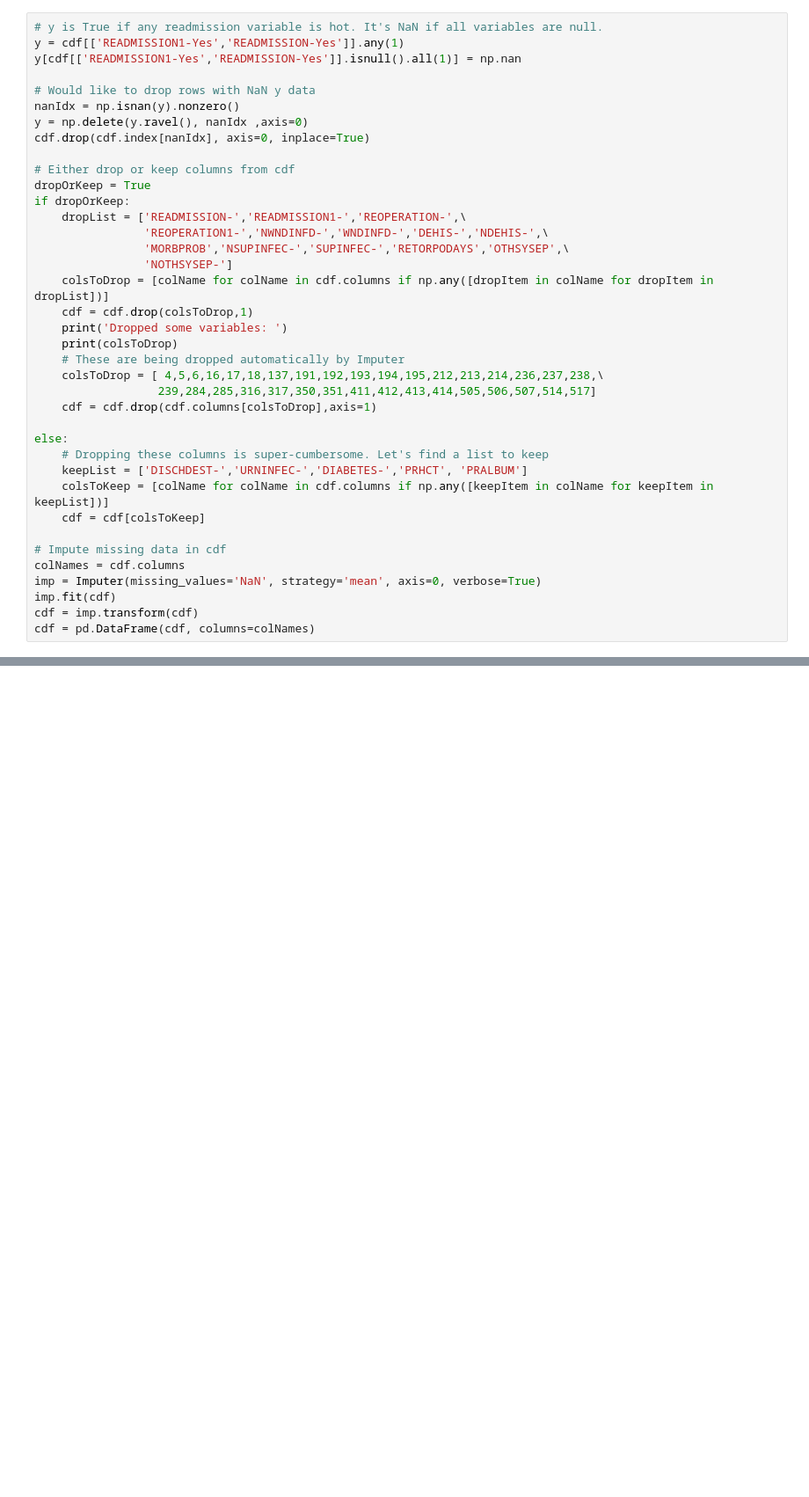
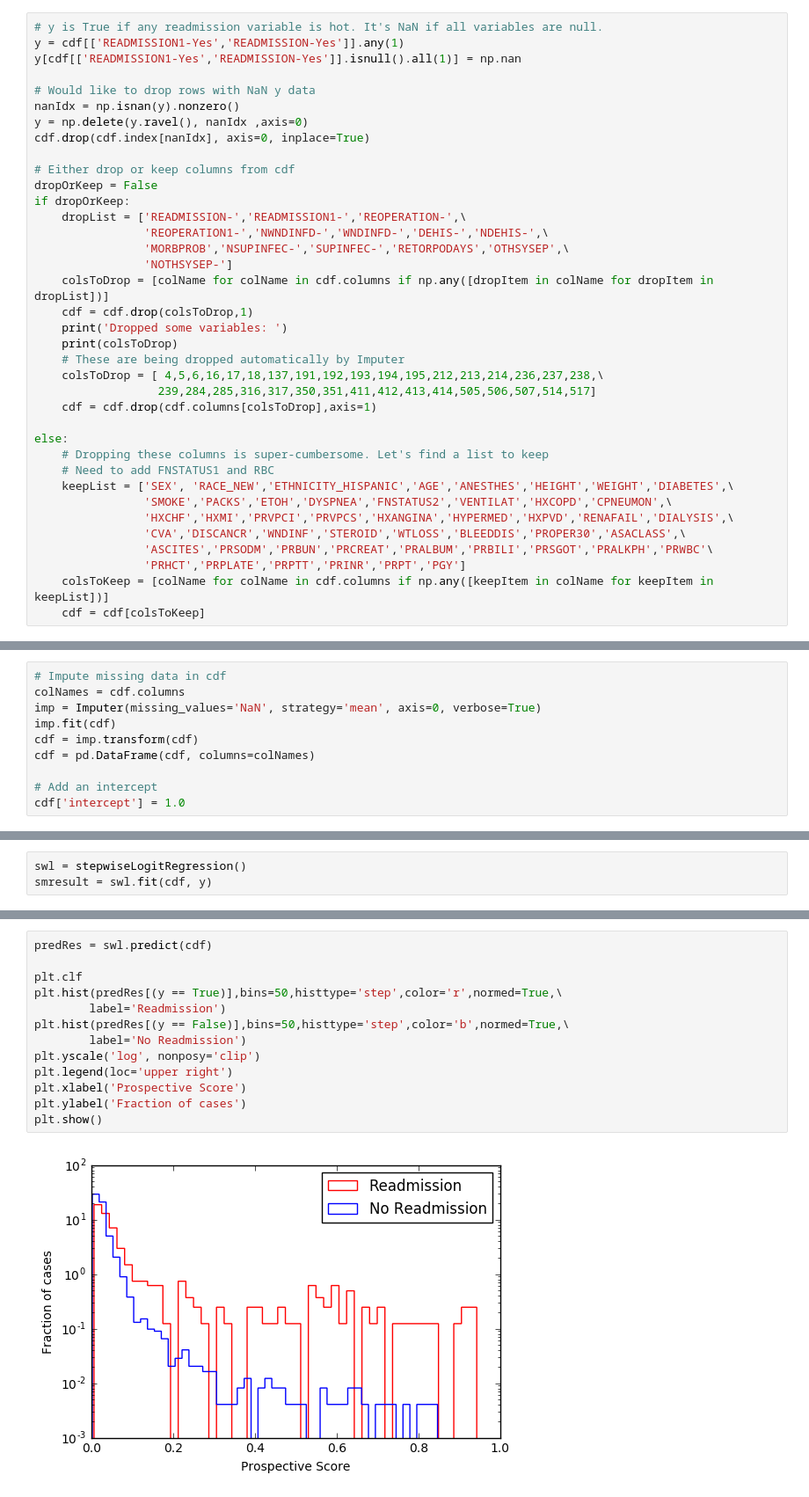
Before and after one commit to joebell/NSQIP, a Jupyter notebook: NSQIP - Stepwise Regression.ipynb, the cells around one changed output, grey strips where cells are left out. Shown at 88% size. Drawn from its saved outputs; the diff is of its cells as text; blank space fills up the shorter version.

Commit message:
Wrapped stepwise regression into a class, and implemented cross-validated measurement of ROC AUC

```diff
--- a/NSQIP - Stepwise Regression.ipynb
+++ b/NSQIP - Stepwise Regression.ipynb
@@ -22,7 +25,7 @@ y = np.delete(y.ravel(), nanIdx ,axis=0)
 cdf.drop(cdf.index[nanIdx], axis=0, inplace=True)
 
 # Either drop or keep columns from cdf
-dropOrKeep = True
+dropOrKeep = False
 if dropOrKeep:
     dropList = ['READMISSION-','READMISSION1-','REOPERATION-',\
                 'REOPERATION1-','NWNDINFD-','WNDINFD-','DEHIS-','NDEHIS-',\
@@ -39,13 +42,12 @@ if dropOrKeep:
 
 else:
     # Dropping these columns is super-cumbersome. Let's find a list to keep
-    keepList = ['DISCHDEST-','URNINFEC-','DIABETES-','PRHCT', 'PRALBUM']
+    # Need to add FNSTATUS1 and RBC
+    keepList = ['SEX', 'RACE_NEW','ETHNICITY_HISPANIC','AGE','ANESTHES','HEIGHT','WEIGHT','DIABETES',\
+                'SMOKE','PACKS','ETOH','DYSPNEA','FNSTATUS2','VENTILAT','HXCOPD','CPNEUMON',\
+                'HXCHF','HXMI','PRVPCI','PRVPCS','HXANGINA','HYPERMED','HXPVD','RENAFAIL','DIALYSIS',\
+                'CVA','DISCANCR','WNDINF','STEROID','WTLOSS','BLEEDDIS','PROPER30','ASACLASS',\
+                'ASCITES','PRSODM','PRBUN','PRCREAT','PRALBUM','PRBILI','PRSGOT','PRALKPH','PRWBC'\
+                'PRHCT','PRPLATE','PRPTT','PRINR','PRPT','PGY']
     colsToKeep = [colName for colName in cdf.columns if np.any([keepItem in colName for keepItem in keepList])]
     cdf = cdf[colsToKeep]
-
-# Impute missing data in cdf
-colNames = cdf.columns
-imp = Imputer(missing_values='NaN', strategy='mean', axis=0, verbose=True)
-imp.fit(cdf)
-cdf = imp.transform(cdf)
-cdf = pd.DataFrame(cdf, columns=colNames)
@@ -55 +57,11 @@ Dropped some variables:
+# %%
+# Impute missing data in cdf
+colNames = cdf.columns
+imp = Imputer(missing_values='NaN', strategy='mean', axis=0, verbose=True)
+imp.fit(cdf)
+cdf = imp.transform(cdf)
+cdf = pd.DataFrame(cdf, columns=colNames)
+
+# Add an intercept
+cdf['intercept'] = 1.0
 # %%
@@ -134,0 +160,3 @@ WNDCLAS-3-Contaminated                  0.9604      0.240      4.009      0.000
+# %%
+swl = stepwiseLogitRegression()
+smresult = swl.fit(cdf, y)
@@ -134,0 +185,15 @@ WNDCLAS-3-Contaminated                  0.9604      0.240      4.009      0.000
+# %%
+predRes = swl.predict(cdf)
+
+plt.clf
+plt.hist(predRes[(y == True)],bins=50,histtype='step',color='r',normed=True,\
+        label='Readmission')
+plt.hist(predRes[(y == False)],bins=50,histtype='step',color='b',normed=True,\
+        label='No Readmission')
+plt.yscale('log', nonposy='clip')
+plt.legend(loc='upper right')
+plt.xlabel('Prospective Score')
+plt.ylabel('Fraction of cases')
+plt.show()
+# %% [output]
+[figure, added]
```
Also changed, not shown: parts of 12 cells of this notebook, 1 other file.
